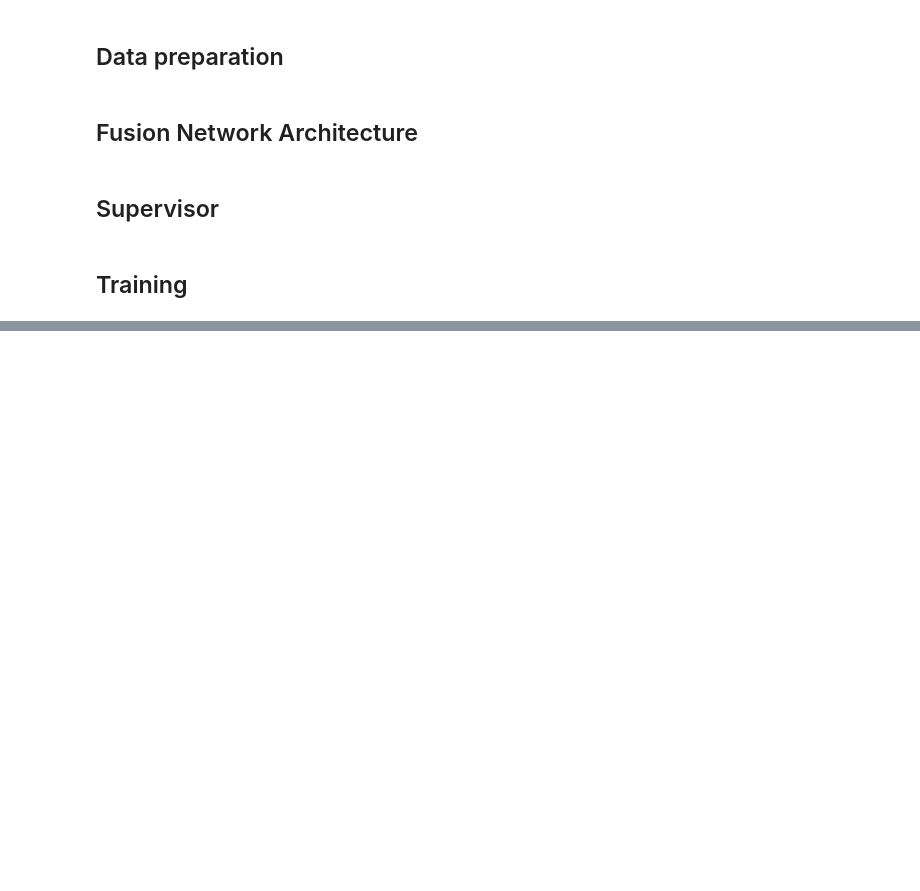
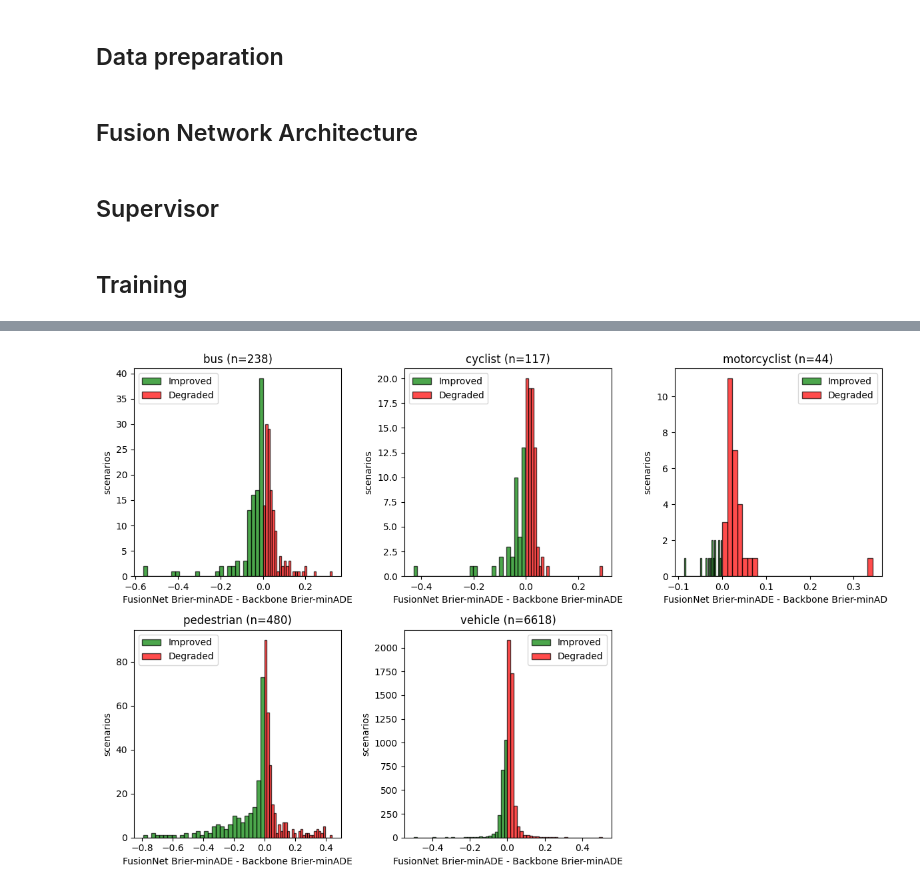
Before and after one commit to simon-kohaut/TraCS, a Jupyter notebook: examples/tracs_train.ipynb, the cells around one changed output, grey strips where cells are left out. Drawn from its saved outputs; the diff is of its cells as text; code cells hidden in the pictures; blank space fills up the shorter version.

```diff
--- a/examples/tracs_train.ipynb
+++ b/examples/tracs_train.ipynb
@@ -242,10 +282,17 @@ agent_types = np.array(agent_types)
 
 print(f"Backbone   Brier-minADE: {backbone_scores.mean():.4f}")
 print(f"FusionNet  Brier-minADE: {fusion_scores.mean():.4f}")
-print(f"Delta: {fusion_scores.mean() - backbone_scores.mean():.4f}  ({(fusion_scores.mean() / backbone_scores.mean() - 1) * 100:.1f}%)")
+delta = fusion_scores - backbone_scores
+print(f"Delta: {delta.mean():.4f}  ({(fusion_scores.mean() / backbone_scores.mean() - 1) * 100:.1f}%)")
+balanced_delta = 0
+for vtype in sorted(set(agent_types)):
+    mask = agent_types == vtype
+    balanced_delta += (fusion_scores[mask].mean() - backbone_scores[mask].mean())
+balanced_delta /= len(set(agent_types))
+balanced_backbone_scores = []  # TODO
+print(f"Balanced Delta (avg of per-type deltas): {balanced_delta:.4f} ({(NEIN fusion_scores.mean() / backbone_scores.mean() - 1) * 100:.1f}%)")
 
 # Per-scenario improvement distribution
-delta = fusion_scores - backbone_scores
 print(f"\nImproved: {(delta < 0).mean()*100:.1f}%  Degraded: {(delta > 0).mean()*100:.1f}%")
 
 print("\nPer vehicle type:")
@@ -256,4 +303,6 @@ for vtype in sorted(set(agent_types)):
     d = f - b
     print(f"  {vtype:14s}  n={mask.sum():4d}  Backbone={b.mean():.4f}  FusionNet={f.mean():.4f}  "
           f"Delta={f.mean()-b.mean():+.4f} ({(f.mean()/b.mean()-1)*100:+.1f}%)  "
-          f"Improved={(d < 0).mean()*100:.1f}%  Degraded={(d > 0).mean()*100:.1f}%")
+          f"Improved={(d < 0).mean()*100:.1f}%  Degraded={(d > 0).mean()*100:.1f}% "
+          f"Delta(improved)={d[d < 0].mean():.4f} ({d[d < 0].mean()/(b[d < 0].mean())*100:.1f}%) "
+          f"Delta(degraded)={d[d > 0].mean():.4f} ({d[d > 0].mean()/(b[d > 0].mean())*100:.1f}%)")
@@ -259,0 +335,17 @@ for vtype in sorted(set(agent_types)):
+# %%
+# The same plot as before but split by vehicle type
+plt.figure(figsize=(12, 8))
+for i, vtype in enumerate(sorted(set(agent_types))):
+    plt.subplot(2, 3, i+1)
+    mask = agent_types == vtype
+    delta_v = delta[mask]
+    plt.hist(delta_v[delta_v < 0], bins=30, edgecolor="black", color="green", alpha=0.7, label="Improved")
+    plt.hist(delta_v[delta_v > 0], bins=30, edgecolor="black", color="red", alpha=0.7, label="Degraded")
+    plt.xlabel("FusionNet Brier-minADE - Backbone Brier-minADE")
+    plt.ylabel("scenarios")
+    plt.title(f"{vtype} (n={mask.sum()})")
+    plt.legend()
+plt.tight_layout()
+plt.show()
+# %% [output]
+[figure, added]
```
Also changed, not shown: parts of 8 cells of this notebook.
